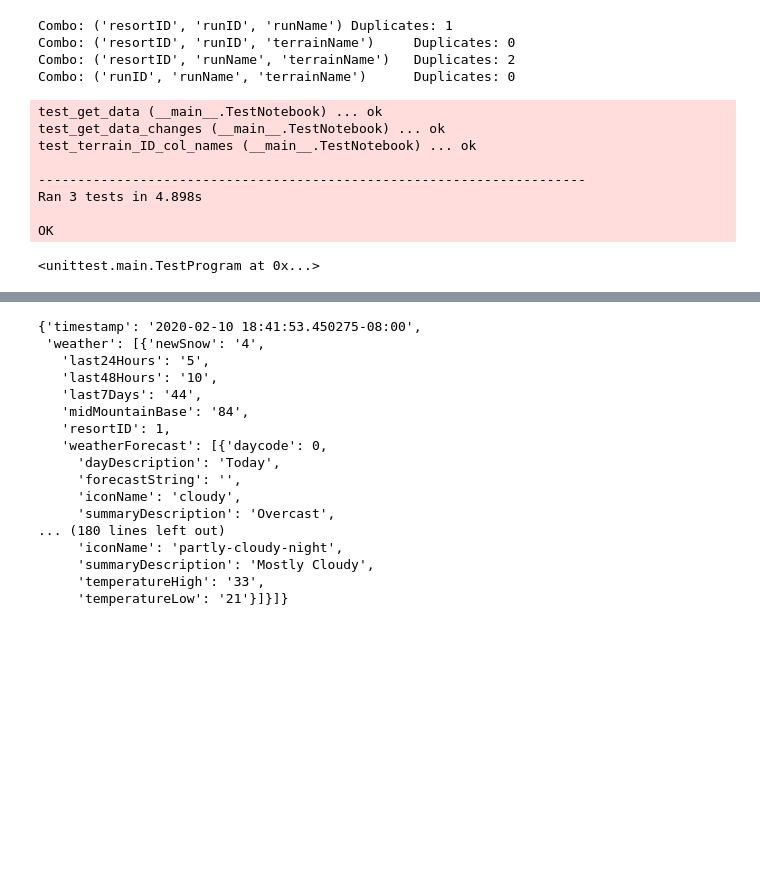
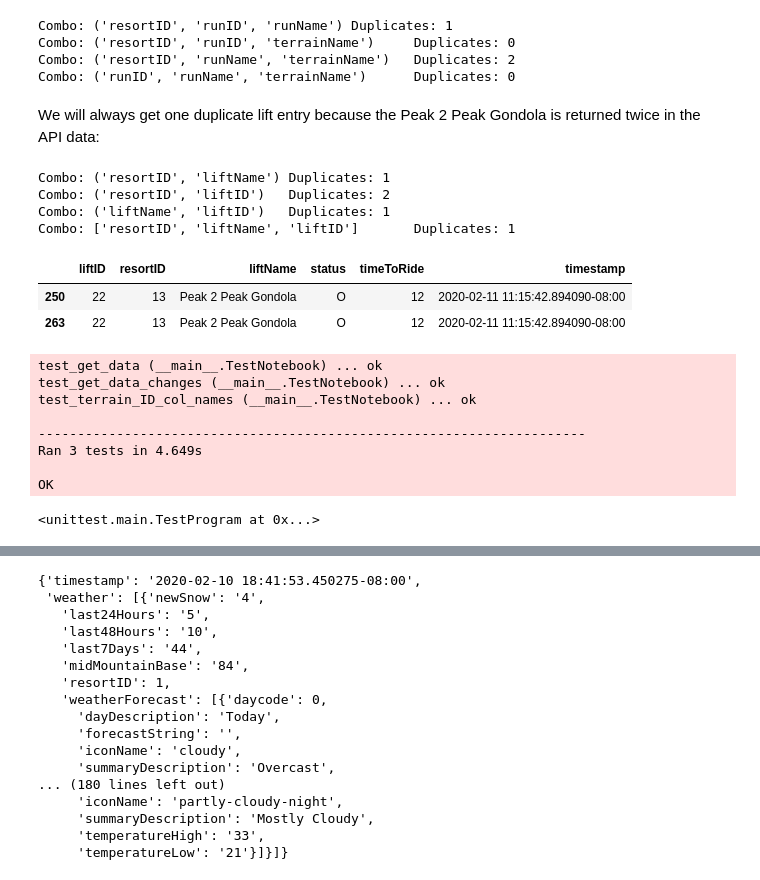
Before and after one commit to Pall-v/snowbot, a Jupyter notebook: notebooks/2.0-pv-process-json.ipynb, the cells around one changed output, grey strips where cells are left out. Cells and saved outputs as stored; diff of their text form; code cells hidden in the pictures; blank space fills up the shorter version.

```diff
--- a/notebooks/2.0-pv-process-json.ipynb
+++ b/notebooks/2.0-pv-process-json.ipynb
@@ -637,9 +690,31 @@ Combo: ('resortID', 'runID', 'runName') Duplicates: 1
 Combo: ('resortID', 'runID', 'terrainName')     Duplicates: 0
 Combo: ('resortID', 'runName', 'terrainName')   Duplicates: 2
 Combo: ('runID', 'runName', 'terrainName')      Duplicates: 0
+# %% [markdown]
+We will always get one duplicate lift entry because the Peak 2 Peak Gondola is returned twice in the API data:
+# %%
+ID_cols = ['resortID', 'liftName', 'liftID']
+df = load_json_as_df(lifts_json_test_file, 'lifts')
+
+for combo in combinations(ID_cols, len(ID_cols)-1):
+    print(f"Combo: {combo}\tDuplicates: {df.duplicated(combo).sum()}")
+
+print(f"Combo: {ID_cols}\tDuplicates: {df.duplicated(ID_cols).sum()}")
+# %% [output]
+Combo: ('resortID', 'liftName') Duplicates: 1
+Combo: ('resortID', 'liftID')   Duplicates: 2
+Combo: ('liftName', 'liftID')   Duplicates: 1
+Combo: ['resortID', 'liftName', 'liftID']       Duplicates: 1
+# %%
+df[df.duplicated(ID_cols, keep=False)]
+# %% [output]
+|  | liftID | resortID | liftName | status | timeToRide | timestamp |
+| 250 | 22 | 13 | Peak 2 Peak Gondola | O | 12 | 2020-02-11 11:15:42.894090-08:00 |
+| 263 | 22 | 13 | Peak 2 Peak Gondola | O | 12 | 2020-02-11 11:15:42.894090-08:00 |
 # %%
 import unittest
 
+# TBD: from pandas.util.testing import assert_frame_equal
 
 class TestNotebook(unittest.TestCase):
 
@@ -659,7 +734,14 @@ class TestNotebook(unittest.TestCase):
         )
 
     def test_get_data_changes(self):
-        # TBD: for each topic
+#         # TBD: for each topic
+#         for topic, file in zip(['lifts', 'terrain', 'weather'],
+#                                [lifts_json_test_file,
+#                                 terrain_json_test_file,
+#                                 weather_json_test_file]
+#                               ):
+
+
         df = load_json_as_df(merged_whis_lifts_test, 'lifts')
         df = df.sample(frac=1).reset_index(drop=True)  # Shuffle the data
         self.assertEqual(
@@ -668,6 +750,43 @@ class TestNotebook(unittest.TestCase):
         )
         self.assertEqual(
             len(get_data_changes(df, 'lifts', keep_oldest=True)), 29,
+            'Did not return the correct number of rows'
+        )
+
+        df = load_json_as_df(merged_lifts_json_test_file, 'lifts')
+        df = df.sample(frac=1).reset_index(drop=True)  # Shuffle the data
+        self.assertEqual(
+            len(get_data_changes(df, 'lifts', keep_oldest=False)), 2,
+            'Did not return the correct number of rows'
+        )
+
+        # Number of kept oldest rows will be one less than the number of lifts listed in
+        # the original jsons because get_data_changes() will remove the duplicated
+        # record for the Peak 2 Peak Gondola
+        self.assertEqual(
+            len(get_data_changes(df, 'lifts', keep_oldest=True)), 324,
+            'Did not return the correct number of rows'
+        )
+
+        df = load_json_as_df(merged_terrain_json_test_file, 'terrain')
+        df = df.sample(frac=1).reset_index(drop=True)  # Shuffle the data
+        self.assertEqual(
+            len(get_data_changes(df, 'terrain', keep_oldest=False)), 2,
+            'Did not return the correct number of rows'
+        )
+        self.assertEqual(
+            len(get_data_changes(df, 'terrain', keep_oldest=True)), 1970,
+            'Did not return the correct number of rows'
+        )
+
+        df = load_json_as_df(merged_weather_json_test_file, 'weather')
+        df = df.sample(frac=1).reset_index(drop=True)  # Shuffle the data
+        self.assertEqual(
+            len(get_data_changes(df, 'weather', keep_oldest=False)), 2,
+            'Did not return the correct number of rows'
+        )
+        self.assertEqual(
+            len(get_data_changes(df, 'weather', keep_oldest=True)), 17,
             'Did not return the correct number of rows'
         )
 
@@ -694,7 +813,7 @@ test_get_data_changes (__main__.TestNotebook) ... ok
 test_terrain_ID_col_names (__main__.TestNotebook) ... ok
 
 ----------------------------------------------------------------------
-Ran 3 tests in 4.898s
+Ran 3 tests in 4.649s
 
 OK
 <unittest.main.TestProgram at 0x...>
```
Also changed, not shown: parts of 22 cells of this notebook, 4 other files.
